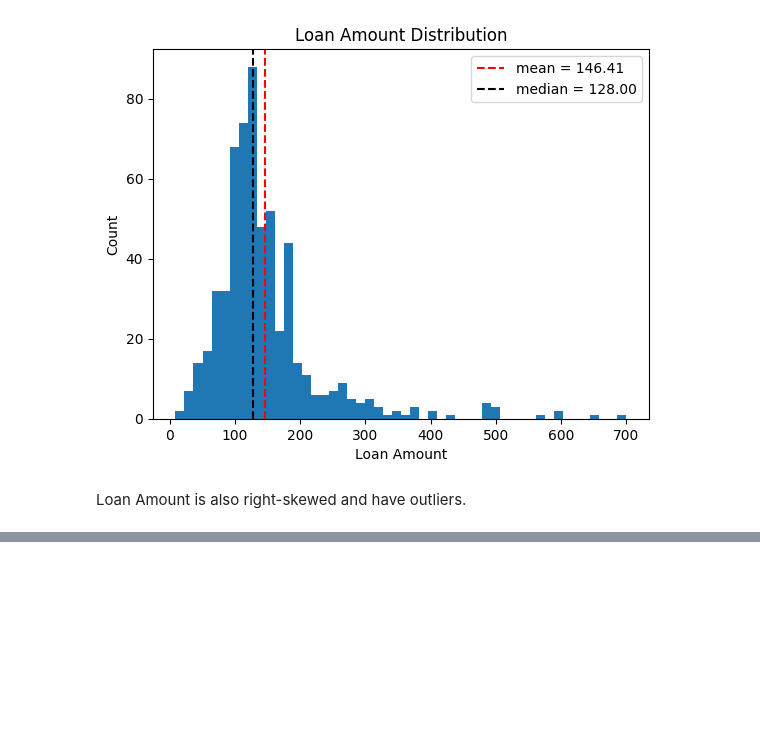
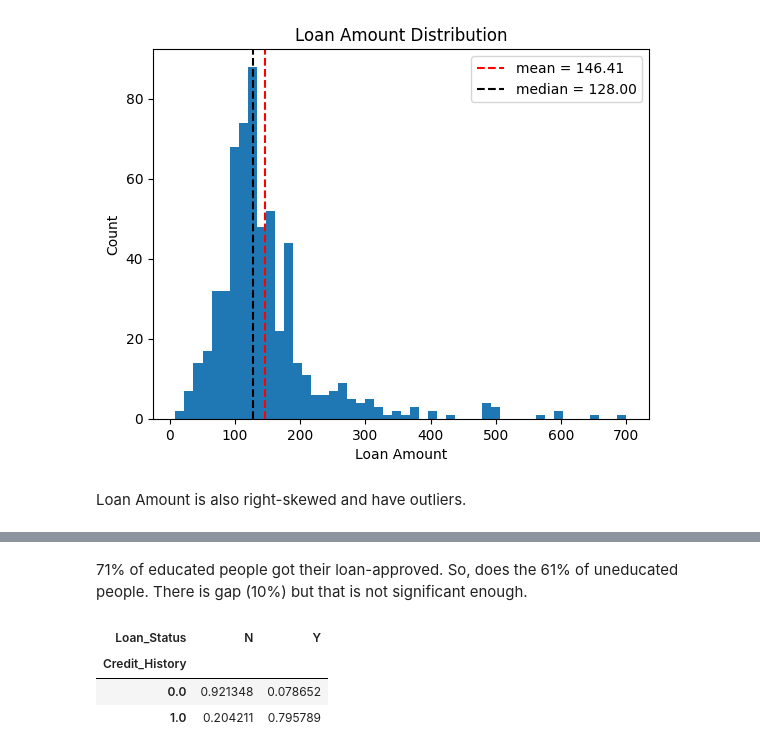
Before and after one commit to karywnl/loan-prediction, a Jupyter notebook: eda.ipynb, the cells around one changed output, grey strips where cells are left out. Cells and saved outputs as stored; diff of their text form; code cells hidden in the pictures; blank space fills up the shorter version.

```diff
--- a/eda.ipynb
+++ b/eda.ipynb
@@ -115,0 +104,12 @@ Loan Amount is also right-skewed and have outliers.
+# %% [markdown]
+71% of educated people got their loan-approved. So, does the 61% of uneducated people. There is gap (10%) but that is not significant enough.
+# %%
+# Approval rate by credit history
+# Hypothesis: Applicants with a good credit history are more likely to get their loans approved.
+
+df.groupby('Credit_History')['Loan_Status'].value_counts(normalize=True).unstack()
+# %% [output]
+| Loan_Status | N | Y |
+| Credit_History |  |  |
+| 0.0 | 0.921348 | 0.078652 |
+| 1.0 | 0.204211 | 0.795789 |
```
Also changed, not shown: parts of 6 cells of this notebook.
